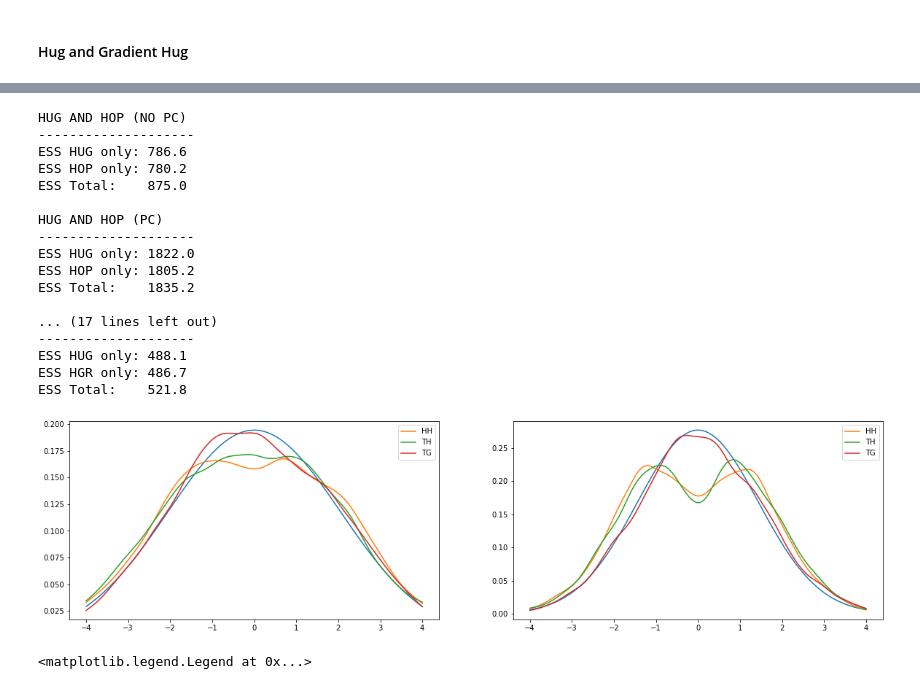
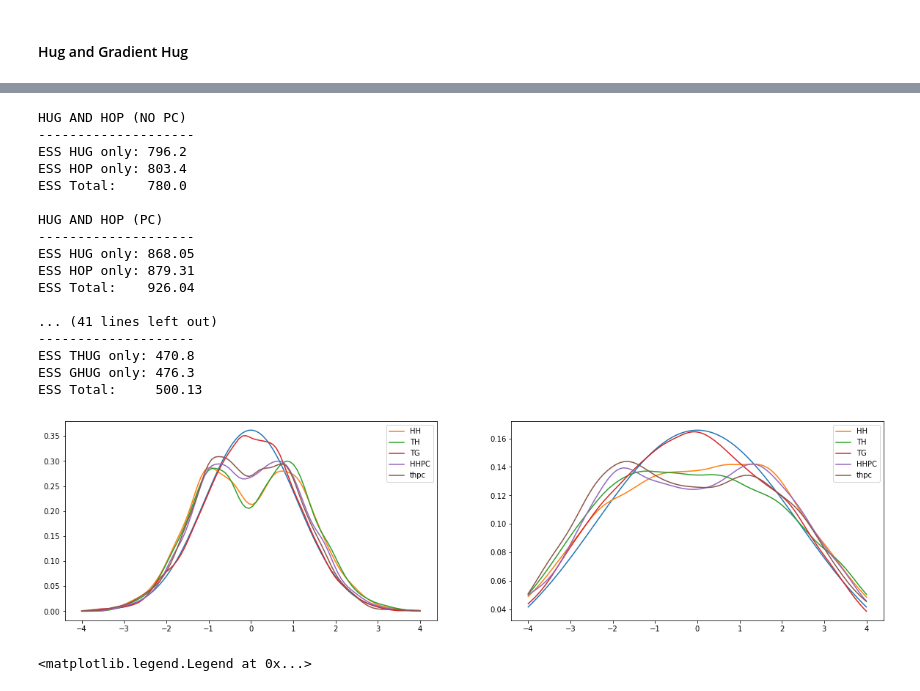
Before and after one commit to MauroCE/ManifoldSampling, a Jupyter notebook: Experiment 8 - D-dimensional Gaussian ESS.ipynb, the cells around one changed output, grey strips where cells are left out. Drawn from its saved outputs; the diff is of its cells as text; code cells hidden in the pictures.

```diff
--- a/Experiment 8 - D-dimensional Gaussian ESS.ipynb
+++ b/Experiment 8 - D-dimensional Gaussian ESS.ipynb
@@ -45,7 +55,9 @@ M = np.eye(d)
 K = 10000            # Number of iterations used for preconditioning
 lam = 2.0 #0.3 #1.5
 k = 0.25 #0.25
-alpha=0.99
+alpha=0.5
+tol = 1.48e-08
+a_guess = 1.0
 # %%
 # Hug and Hop
 t = time.time()
@@ -197,0 +212,10 @@ hgpc, a21pc, a22pc = run_hug_gradient_pc(x0, T, B, S_hg, N, q, logpi, grad_log_p
+# %%
+# Run THug and Hop for 2K iterations
+th, a31nopc, a32nopc = run_thug_hop(x0, T, B, N, alpha, lam, k, q, logpi, grad_log_pi)
+# %%
+# Compute covariance matrix and construct function
+Sigma_th = np.cov(th.T)
+S_th = lambda xy: Sigma_th
+# %%
+# Preconditioned THUG and HOP
+thpc, a31pc, a32pc = run_thug_hop_pc(x0, T, B, S_th, N, alpha, lam, k, q, logpi, grad_log_pi)
@@ -258,28 +304,53 @@ print("-"*20)
 print("ESS HUG only: {:.4}".format(ESS(hgpc[::2])))
 print("ESS HGR only: {:.4}".format(ESS(hgpc[1::2])))
 print("ESS Total:    {:.4}\n".format(ESS(hgpc)))
+
+print("THUG AND HOP (NO PC)")
+print("-"*20)
+print("ESS THUG only: {:.4}".format(ESS(th[::2])))
+print("ESS HOP only:  {:.4}".format(ESS(th[1::2])))
+print("ESS Total:     {:.4}\n".format(ESS(th)))
+
+print("THUG AND HOP (PC)")
+print("-"*20)
+print("ESS THUG only: {:.4}".format(ESS(thpc[::2])))
+print("ESS HOP only:  {:.4}".format(ESS(thpc[1::2])))
+print("ESS Total:     {:.5}\n".format(ESS(thpc)))
+
+
+print("THUG AND GHUG (NO PC)")
+print("-"*20)
+print("ESS THUG only: {:.4}".format(ESS(tg[::2])))
+print("ESS GHUG only: {:.4}".format(ESS(tg[1::2])))
+print("ESS Total:     {:.5}\n".format(ESS(tg)))
+
+print("THUG AND GHUG (PC)")
+print("-"*20)
+print("ESS THUG only: {:.4}".format(ESS(tgpc[::2])))
+print("ESS GHUG only: {:.4}".format(ESS(tgpc[1::2])))
+print("ESS Total:     {:.5}\n".format(ESS(tgpc)))
 # %% [output]
 HUG AND HOP (NO PC)
 --------------------
-ESS HUG only: 786.6
-ESS HOP only: 780.2
-ESS Total:    875.0
+ESS HUG only: 796.2
+ESS HOP only: 803.4
+ESS Total:    780.0
 
 HUG AND HOP (PC)
 --------------------
-ESS HUG only: 1822.0
-ESS HOP only: 1805.2
-ESS Total:    1835.2
+ESS HUG only: 868.05
+ESS HOP only: 879.31
+ESS Total:    926.04
 
-... (17 lines left out)
+... (41 lines left out)
 --------------------
-ESS HUG only: 488.1
-ESS HGR only: 486.7
-ESS Total:    521.8
+ESS THUG only: 470.8
+ESS GHUG only: 476.3
+ESS Total:     500.13
 # %%
-quick_MVN_marginals_kdes([hhsamples, thsamples, tgsamples], target, ['HH', 'TH', 'TG'])
+quick_MVN_marginals_kdes([hh, th, tgsamples, hhpc, thpc], target, ['HH', 'TH', 'TG', 'HHPC', 'thpc'])
 # %% [output]
-[figure, old version]
+[figure, new version]
 # %%
 x0 = target.rvs()
 
```
Also changed, not shown: parts of 41 cells of this notebook, 4 other files.
